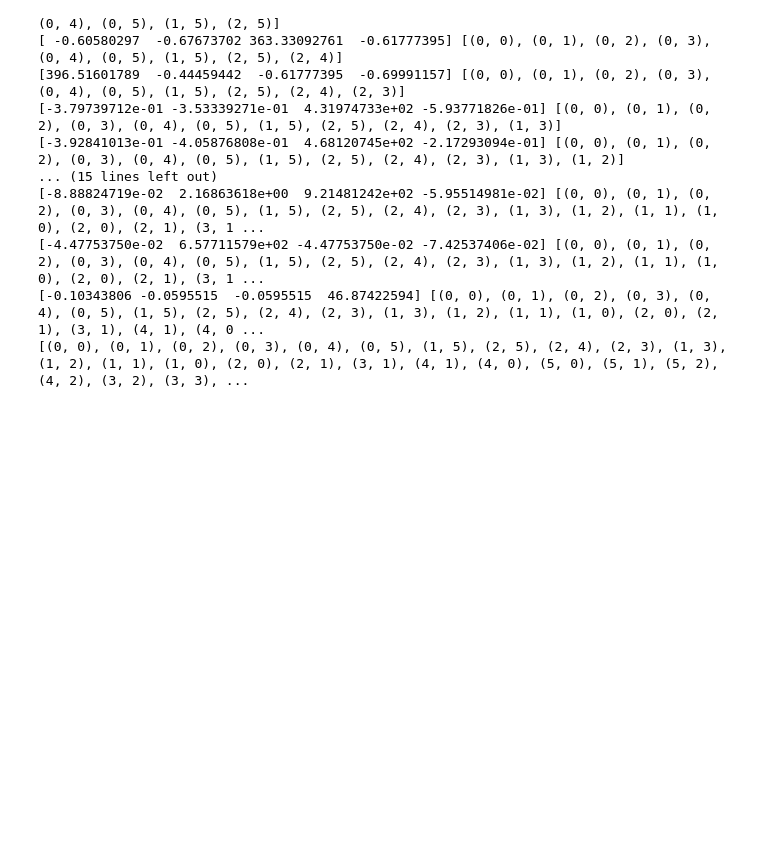
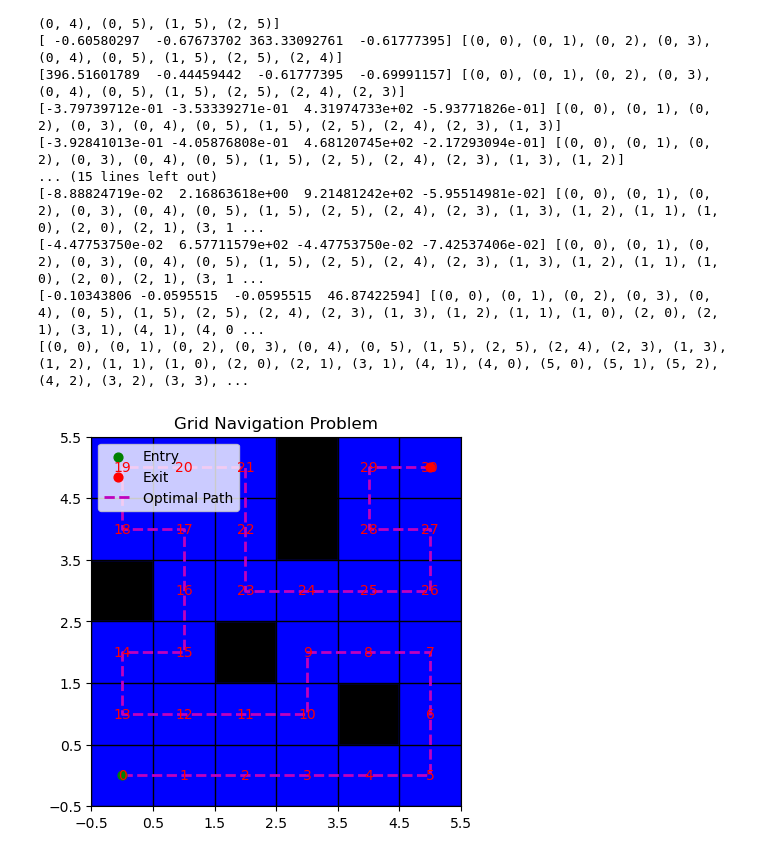
Before and after one commit to nmc-cs/Hamiltonian-Path, a Jupyter notebook: path_ai.ipynb, the cells around one changed output. Saved outputs shown, nothing was run; the diff lists cells and outputs as text; code cells hidden in the pictures; blank space fills up the shorter version.

Commit message:
defined initial hamil path on diagram

```diff
--- a/path_ai.ipynb
+++ b/path_ai.ipynb
@@ -477,3 +477,7 @@ print(optimal_path)
 [-4.47753750e-02  6.57711579e+02 -4.47753750e-02 -7.42537406e-02] [(0, 0), (0, 1), (0, 2), (0, 3), (0, 4), (0, 5), (1, 5), (2, 5), (2, 4), (2, 3), (1, 3), (1, 2), (1, 1), (1, 0), (2, 0), (2, 1), (3, 1 ...
 [-0.10343806 -0.0595515  -0.0595515  46.87422594] [(0, 0), (0, 1), (0, 2), (0, 3), (0, 4), (0, 5), (1, 5), (2, 5), (2, 4), (2, 3), (1, 3), (1, 2), (1, 1), (1, 0), (2, 0), (2, 1), (3, 1), (4, 1), (4, 0 ...
 [(0, 0), (0, 1), (0, 2), (0, 3), (0, 4), (0, 5), (1, 5), (2, 5), (2, 4), (2, 3), (1, 3), (1, 2), (1, 1), (1, 0), (2, 0), (2, 1), (3, 1), (4, 1), (4, 0), (5, 0), (5, 1), (5, 2), (4, 2), (3, 2), (3, 3), ...
+# %%
+plot_grid(optimal_path, 0.1, grid, obstacle_cells, entry_cell, exit_cell)
+# %% [output]
+[figure, added]
```
Also changed, not shown: parts of 2 cells of this notebook.
